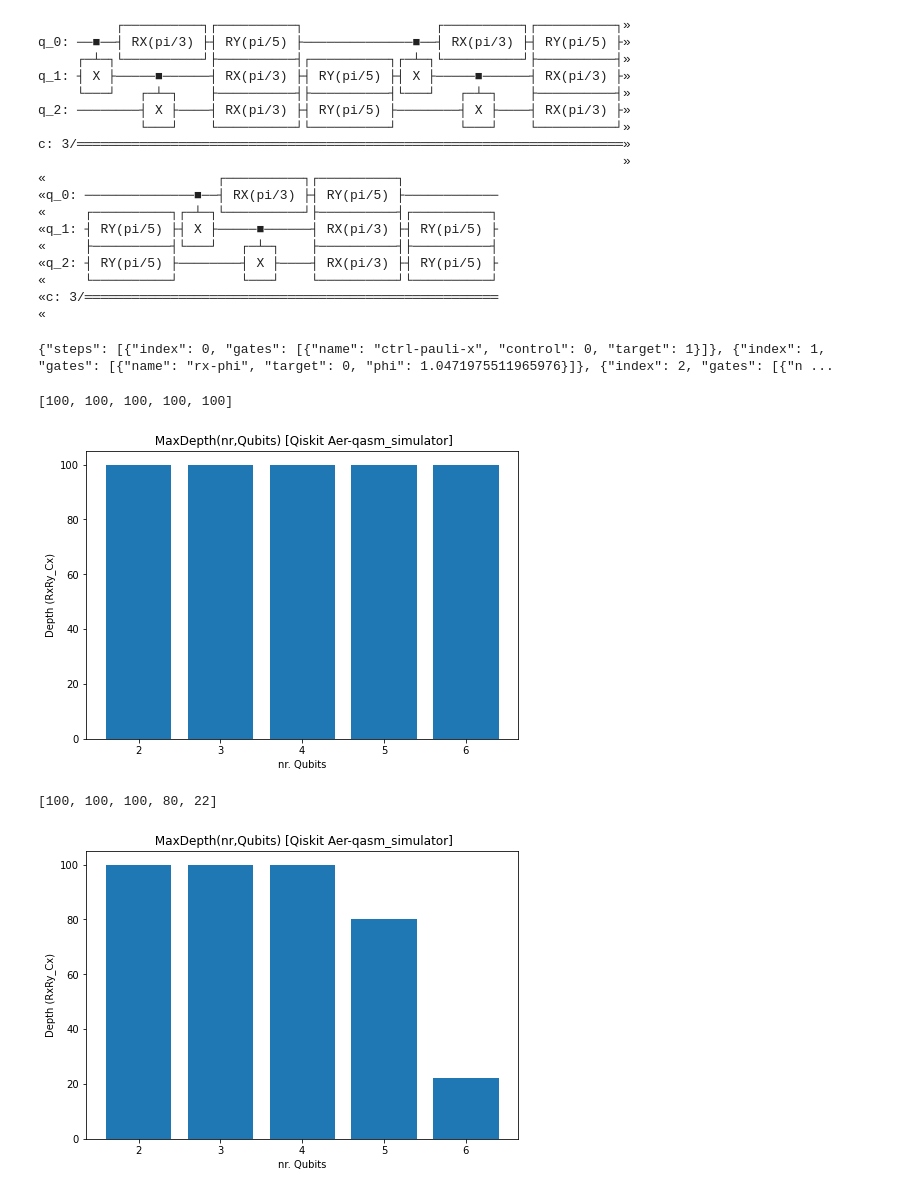
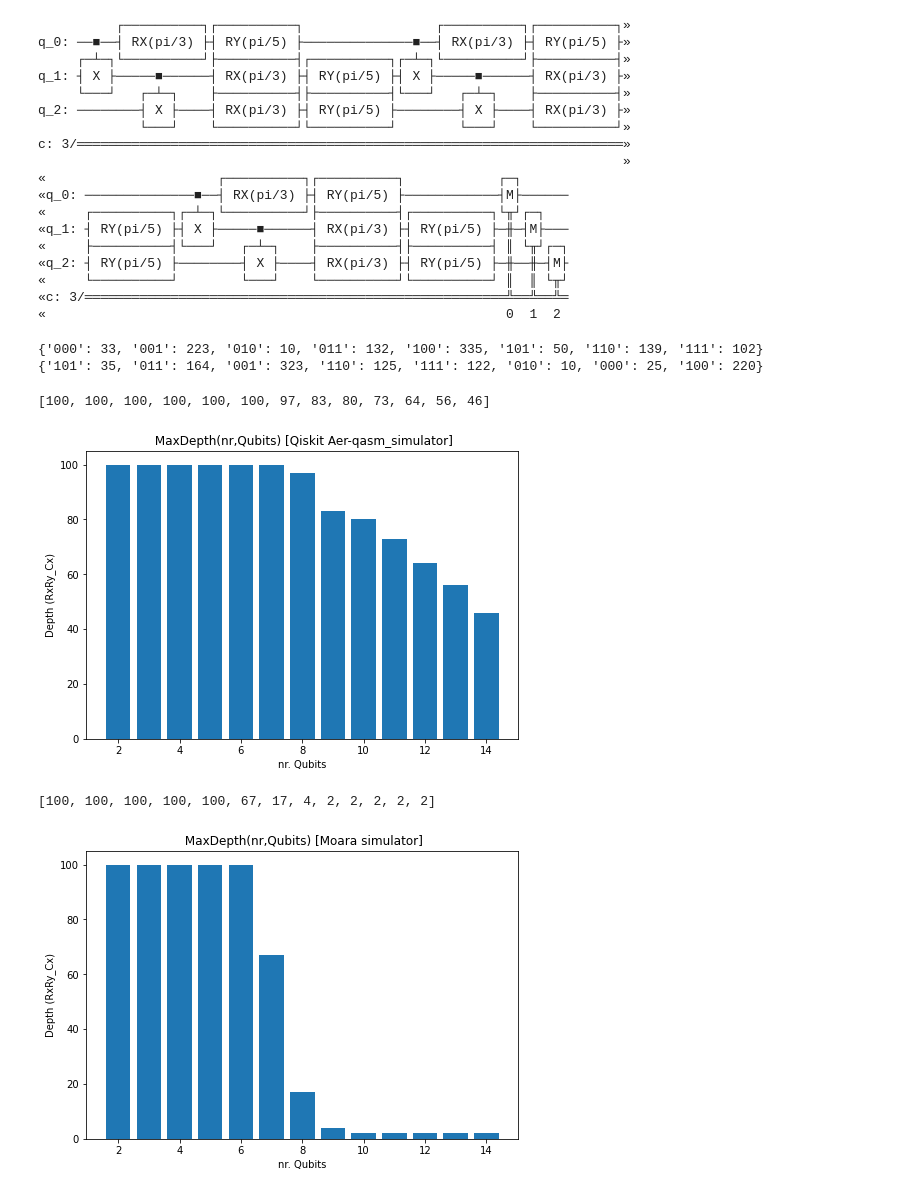
Before and after one commit to sorin-bolos/moara, a Jupyter notebook: moara_for_qiskit/examples/benchmark_prototipe.ipynb, the cells around one changed output. Drawn from its saved outputs; the diff is of its cells as text; code cells hidden in the pictures.

Commit message:
enhance benchmarking

```diff
--- a/moara_for_qiskit/examples/benchmark_prototipe.ipynb
+++ b/moara_for_qiskit/examples/benchmark_prototipe.ipynb
@@ -27,19 +27,20 @@ def test(i,j):
         entanglerCX(qc,i)
         RxRy(qc,i)
         #XY(qc,i)
-    qc.measure_all
+    qc.measure(range(i), range(i))
     return qc
 # %%
-def bench(simulator):
+def bench(simulator, max_depth, exec_func):
     i=2
     j=2
     depth=[]
-    for i in range(2,7):
+    for i in range(2,max_depth):
         duration=0
         while (duration<0.50) and j<101:
             test_qc=test(i,j)
             start_time = time.time()
-            execute(test_qc, simulator, shots=1000)
+            a = exec_func(simulator, test_qc)
+            a.get('0'*i,0)
             duration=(time.time() - start_time)
             j=j+1
         depth.append(j-1)
@@ -68,57 +69,72 @@ q_2: ────────┤ X ├────┤ RX(pi/3) ├┤ RY(pi/5)
              └───┘    └──────────┘└──────────┘        └───┘    └──────────┘»
 c: 3/══════════════════════════════════════════════════════════════════════»
                                                                            »
-«                      ┌──────────┐┌──────────┐
-«q_0: ──────────────■──┤ RX(pi/3) ├┤ RY(pi/5) ├────────────
-«     ┌──────────┐┌─┴─┐└──────────┘├──────────┤┌──────────┐
-«q_1: ┤ RY(pi/5) ├┤ X ├─────■──────┤ RX(pi/3) ├┤ RY(pi/5) ├
-«     ├──────────┤└───┘   ┌─┴─┐    ├──────────┤├──────────┤
-«q_2: ┤ RY(pi/5) ├────────┤ X ├────┤ RX(pi/3) ├┤ RY(pi/5) ├
-«     └──────────┘        └───┘    └──────────┘└──────────┘
-«c: 3/═════════════════════════════════════════════════════
-«
+«                      ┌──────────┐┌──────────┐            ┌─┐
+«q_0: ──────────────■──┤ RX(pi/3) ├┤ RY(pi/5) ├────────────┤M├──────
+«     ┌──────────┐┌─┴─┐└──────────┘├──────────┤┌──────────┐└╥┘┌─┐
+«q_1: ┤ RY(pi/5) ├┤ X ├─────■──────┤ RX(pi/3) ├┤ RY(pi/5) ├─╫─┤M├───
+«     ├──────────┤└───┘   ┌─┴─┐    ├──────────┤├──────────┤ ║ └╥┘┌─┐
+«q_2: ┤ RY(pi/5) ├────────┤ X ├────┤ RX(pi/3) ├┤ RY(pi/5) ├─╫──╫─┤M├
+«     └──────────┘        └───┘    └──────────┘└──────────┘ ║  ║ └╥┘
+«c: 3/══════════════════════════════════════════════════════╩══╩══╩═
+«                                                           0  1  2
 # %%
+simulator = Aer.get_backend('qasm_simulator')
+result = execute(qc, simulator, shots=1024)
+print(result.result().get_counts())
+
 from moara_for_qiskit import MoaraSimulator
 simulator2 = MoaraSimulator()
-result = execute(qc, simulator2, shots=1024)
-print(result)
+result2 = execute(qc, simulator2, shots=1024)
+print(result2)
 # %% [output]
-{"steps": [{"index": 0, "gates": [{"name": "ctrl-pauli-x", "control": 0, "target": 1}]}, {"index": 1, "gates": [{"name": "rx-phi", "target": 0, "phi": 1.0471975511965976}]}, {"index": 2, "gates": [{"n ...
+{'000': 33, '001': 223, '010': 10, '011': 132, '100': 335, '101': 50, '110': 139, '111': 102}
+{'101': 35, '011': 164, '001': 323, '110': 125, '111': 122, '010': 10, '000': 25, '100': 220}
-# %%
-simulator=Aer.get_backend('qasm_simulator')
-depth=bench(simulator)
-print(depth)
-# %% [output]
-[100, 100, 100, 100, 100]
+# %%
+#max_depth = 10
+
+def exec_func(sim, circ):
+    return execute(circ, sim, optimization_level=0, shots=1024).result().get_counts(circ)
+
+simulator=Aer.get_backend('qasm_simulator')
+depth=bench(simulator,max_depth, exec_func)
+print(depth)
+# %% [output]
+[100, 100, 100, 100, 100, 100, 97, 83, 80, 73, 64, 56, 46]
 # %%
 simulator_name='Qiskit Aer-qasm_simulator'
 
 fig = plt.figure()
 ax = fig.add_axes([0,0,1,1])
-langs = [i for i in range(2,7)]
+langs = [i for i in range(2,max_depth)]
 ax.bar(langs,depth)
 ax.set_title(' MaxDepth(nr,Qubits) ['+ simulator_name+']')
 ax.set_xlabel('nr. Qubits')
 ax.set_ylabel('Depth (RxRy_Cx)')
 plt.show()
 # %% [output]
-[figure, old version]
+[figure, new version]
 # %%
+max_depth = 15
+
+def exec_func2(sim, circ):
+    return execute(circ, sim, optimization_level=0, shots=1024)
+
 from moara_for_qiskit import MoaraSimulator
 simulator2 = MoaraSimulator()
-depth2=bench(simulator2)
+depth2=bench(simulator2, max_depth, exec_func2)
 print(depth2)
 # %% [output]
-[100, 100, 100, 80, 22]
+[100, 100, 100, 100, 100, 67, 17, 4, 2, 2, 2, 2, 2]
 # %%
 simulator_name2='Moara simulator'
 fig = plt.figure()
 ax = fig.add_axes([0,0,1,1])
-langs = [i for i in range(2,7)]
+langs = [i for i in range(2,max_depth)]
 ax.bar(langs,depth2)
-ax.set_title(' MaxDepth(nr,Qubits) ['+ simulator_name+']')
+ax.set_title(' MaxDepth(nr,Qubits) ['+ simulator_name2+']')
 ax.set_xlabel('nr. Qubits')
 ax.set_ylabel('Depth (RxRy_Cx)')
 plt.show()
 # %% [output]
-[figure, old version]
+[figure, new version]
```
